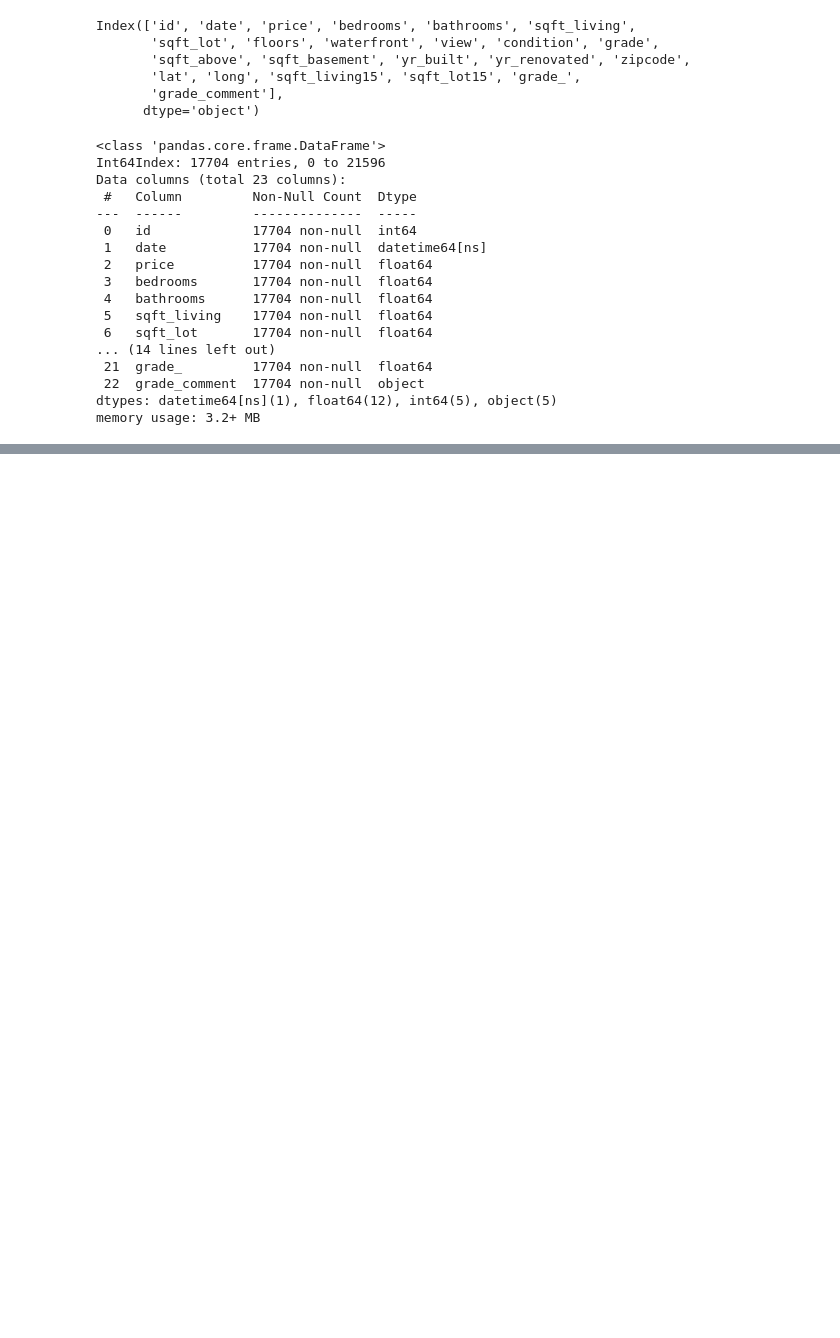
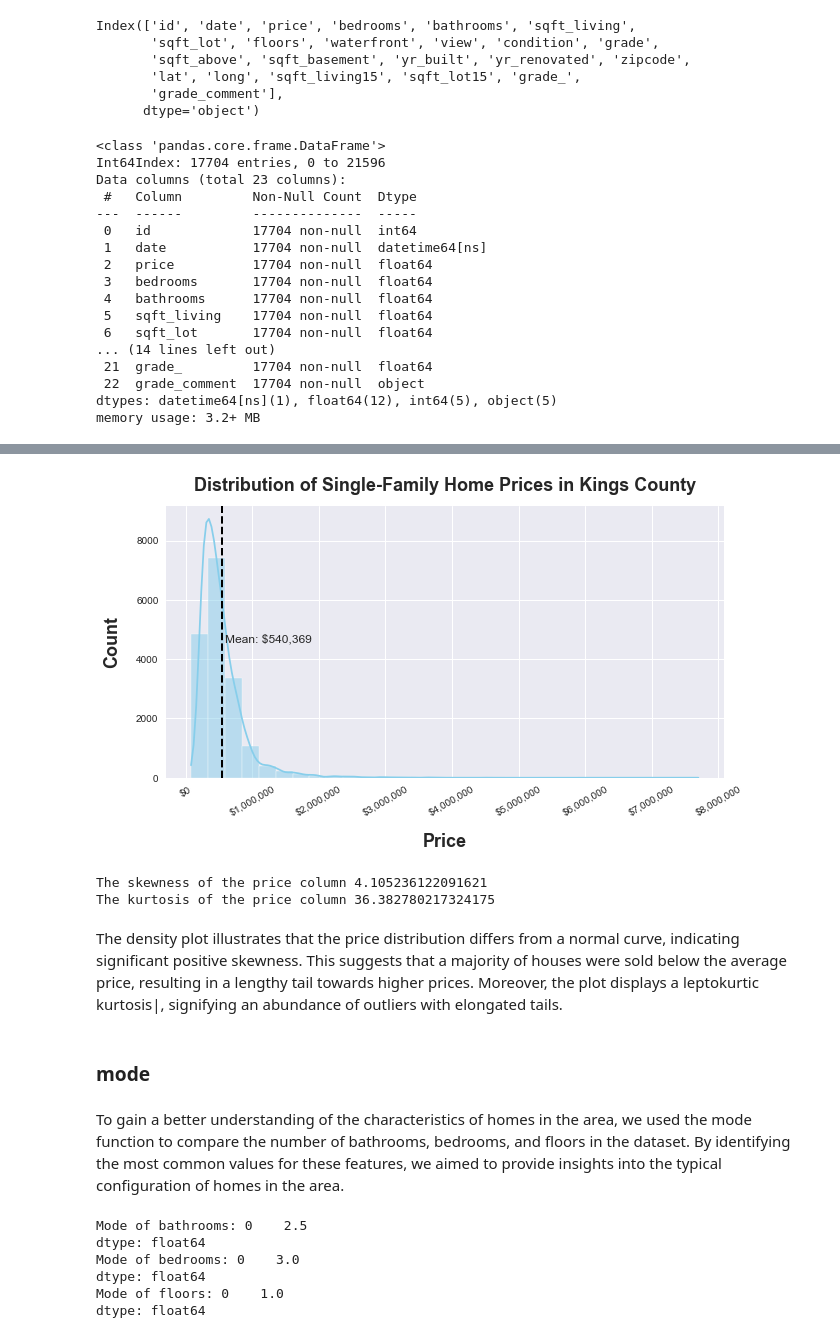
Before and after one commit to Agai-Beryl/Northwestern-County-Real-Estate-Price-Forecast, a Jupyter notebook: student.ipynb, the cells around one changed output, grey strips where cells are left out. Drawn from its saved outputs; the diff is of its cells as text; code cells hidden in the pictures; blank space fills up the shorter version.

```diff
--- a/student.ipynb
+++ b/student.ipynb
@@ -487,0 +508,64 @@ memory usage: 3.2+ MB
+# %%
+# Set figure size
+plt.figure(figsize=(10, 5))
+
+# Create histogram with Seaborn
+sns.histplot(df['price'], bins=30, kde=True, color='skyblue')
+
+# Plot vertical line representing mean price
+plt.axvline(df['price'].mean(), color='black', linestyle='dashed', linewidth=2)
+
+# Annotate mean price on the plot
+plt.text(df['price'].mean() * 1.1, plt.ylim()[1] * 0.5, 'Mean: ${:,.0f}'.format(df['price'].mean()), fontsize=12)
+
+# Format xticks by including $ sign, adding commas, and removing decimals
+plt.gca().xaxis.set_major_formatter(StrMethodFormatter('${x:,.0f}'))
+
+# Rotate x-ticks
+plt.xticks(rotation=30)
+
+# Set labels and title
+plt.xlabel('Price', fontweight="bold", fontsize=18, labelpad=15)
+plt.ylabel('Count', fontweight="bold", fontsize=18, labelpad=15)
+plt.title('Distribution of Single-Family Home Prices in Kings County', fontweight="bold", fontsize=18, pad=15)
+
+# Show plot
+plt.show()
+# %% [output]
+[figure, added]
+# %%
+print("The skewness of the price column", df['price'].skew())
+print("The kurtosis of the price column", df['price'].kurt())
+# %% [output]
+The skewness of the price column 4.105236122091621
+The kurtosis of the price column 36.382780217324175
+# %% [markdown]
+The density plot illustrates that the price distribution differs from a normal curve, indicating significant positive skewness. This suggests that a majority of houses were sold below the average price, resulting in a lengthy tail towards higher prices. Moreover, the plot displays a leptokurtic kurtosis|, signifying an abundance of outliers with elongated tails.
+# %% [markdown]
+### mode
+# %% [markdown]
+
+To gain a better understanding of the characteristics of homes in the area, we used the mode function to compare the number of bathrooms, bedrooms, and floors in the dataset. By identifying the most common values for these features, we aimed to provide insights into the typical configuration of homes in the area.
+# %%
+def get_mode(data, column):
+    """Calculate the mode of a column in the dataset."""
+    return data[column].mode()
+
+# Calculate the mode for bathrooms
+bathrooms_mode = get_mode(df, 'bathrooms')
+print("Mode of bathrooms:", bathrooms_mode)
+
+# Calculate the mode for bedrooms
+bedrooms_mode = get_mode(df, 'bedrooms')
+print("Mode of bedrooms:", bedrooms_mode)
+
+# Calculate the mode for floors
+floors_mode = get_mode(df, 'floors')
+print("Mode of floors:", floors_mode)
+# %% [output]
+Mode of bathrooms: 0    2.5
+dtype: float64
+Mode of bedrooms: 0    3.0
+dtype: float64
+Mode of floors: 0    1.0
+dtype: float64
```
Also changed, not shown: parts of 26 cells of this notebook.
